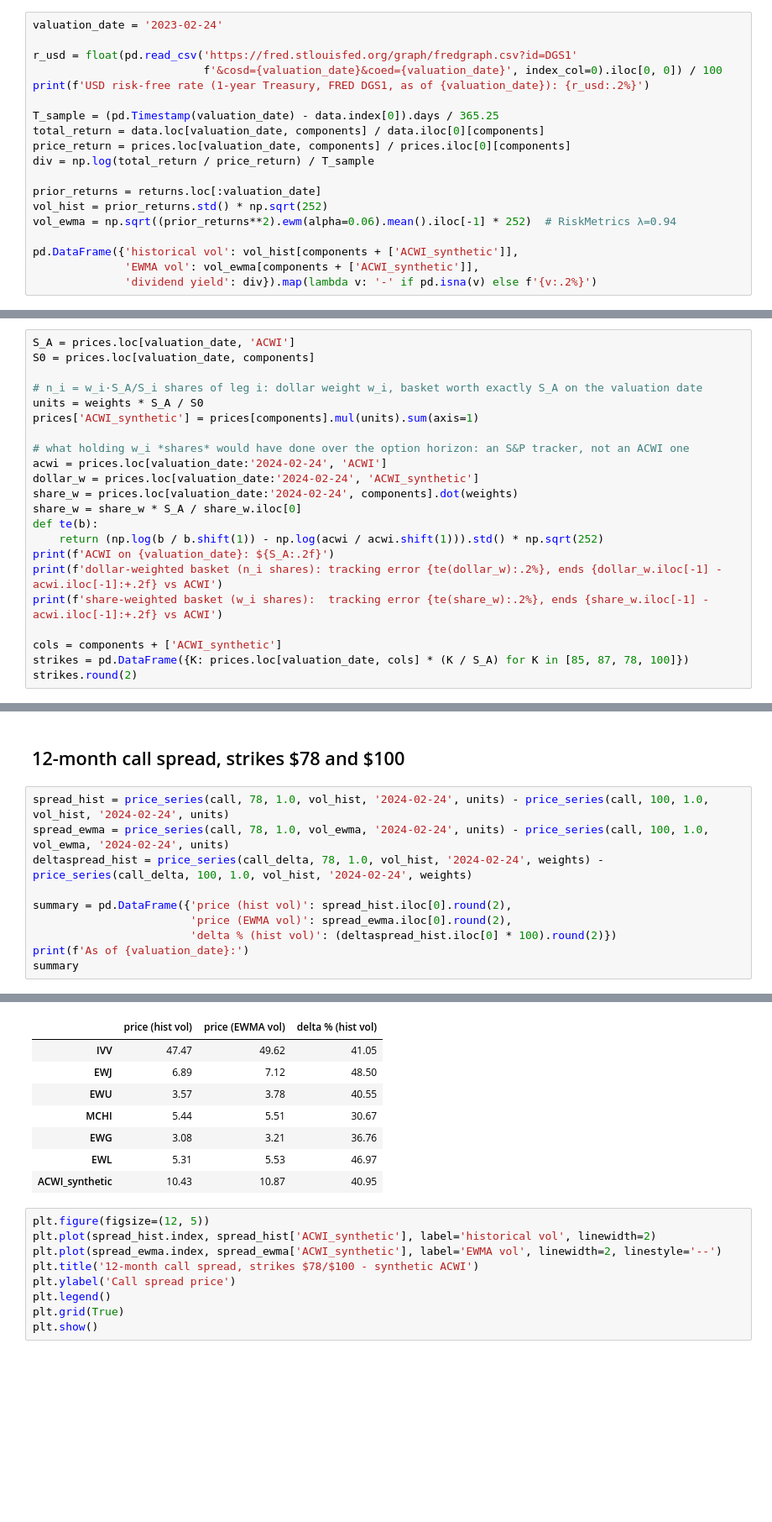
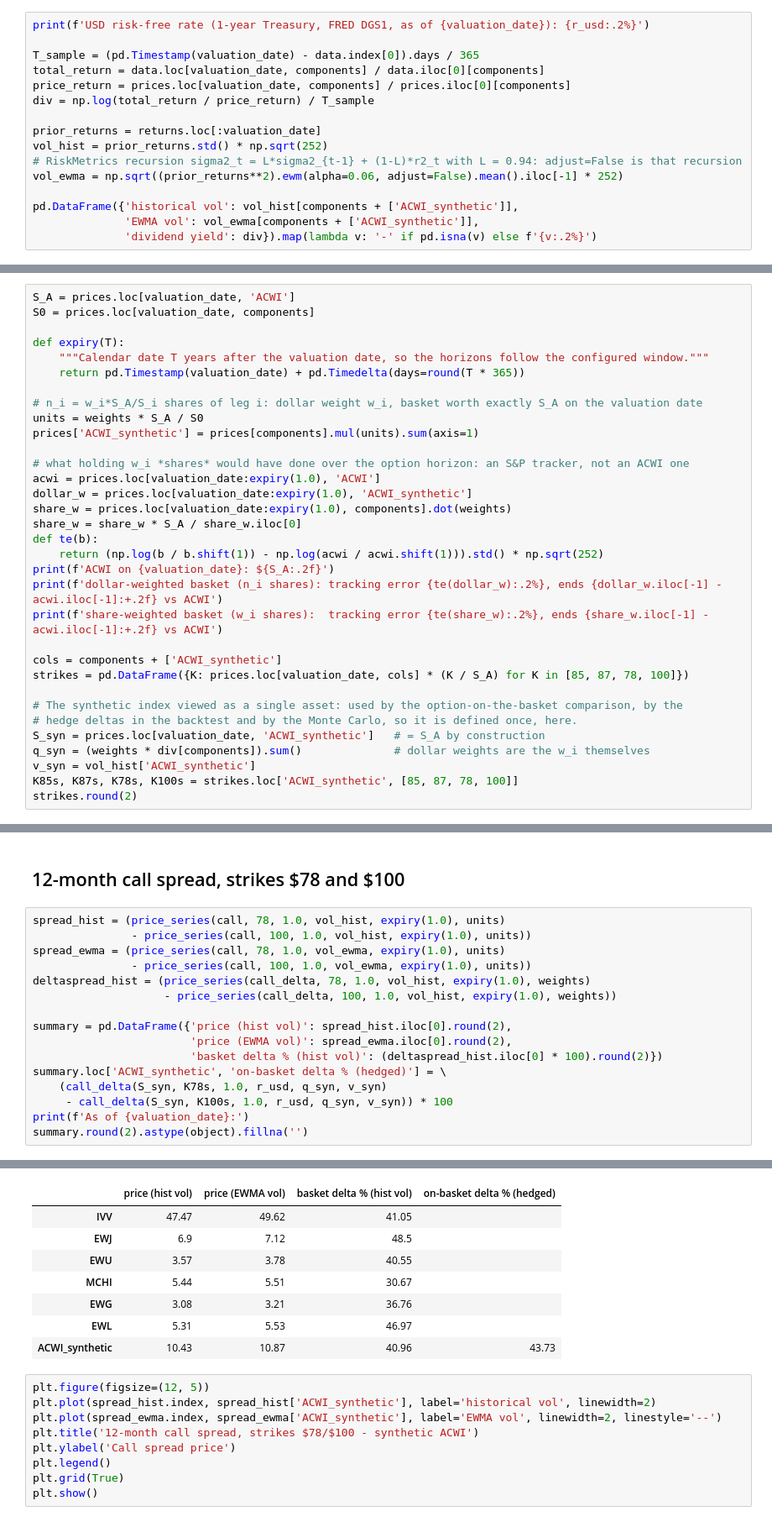
Before and after one commit to Aldo10F/acwi-synthetic-options, a Jupyter notebook: acwi_synthetic_options.ipynb, the cells around one changed output, grey strips where cells are left out. Shown at 84% size. Drawn from its saved outputs; the diff is of its cells as text; blank space fills up the shorter version.

```diff
--- a/acwi_synthetic_options.ipynb
+++ b/acwi_synthetic_options.ipynb
@@ -299,18 +319,15 @@ Everything is estimated with information available on **2023-02-24**:
 # %%
-valuation_date = '2023-02-24'
-
-r_usd = float(pd.read_csv('https://fred.stlouisfed.org/graph/fredgraph.csv?id=DGS1'
-                          f'&cosd={valuation_date}&coed={valuation_date}', index_col=0).iloc[0, 0]) / 100
 print(f'USD risk-free rate (1-year Treasury, FRED DGS1, as of {valuation_date}): {r_usd:.2%}')
 
-T_sample = (pd.Timestamp(valuation_date) - data.index[0]).days / 365.25
+T_sample = (pd.Timestamp(valuation_date) - data.index[0]).days / 365
 total_return = data.loc[valuation_date, components] / data.iloc[0][components]
 price_return = prices.loc[valuation_date, components] / prices.iloc[0][components]
 div = np.log(total_return / price_return) / T_sample
 
 prior_returns = returns.loc[:valuation_date]
 vol_hist = prior_returns.std() * np.sqrt(252)
-vol_ewma = np.sqrt((prior_returns**2).ewm(alpha=0.06).mean().iloc[-1] * 252)  # RiskMetrics λ=0.94
+# RiskMetrics recursion sigma2_t = L*sigma2_{t-1} + (1-L)*r2_t with L = 0.94: adjust=False is that recursion
+vol_ewma = np.sqrt((prior_returns**2).ewm(alpha=0.06, adjust=False).mean().iloc[-1] * 252)
 
 pd.DataFrame({'historical vol': vol_hist[components + ['ACWI_synthetic']],
               'EWMA vol': vol_ewma[components + ['ACWI_synthetic']],
@@ -336,14 +353,18 @@ The regression coefficients are **log-return exposures**, so the tradeable repli
 S_A = prices.loc[valuation_date, 'ACWI']
 S0 = prices.loc[valuation_date, components]
 
-# n_i = w_i·S_A/S_i shares of leg i: dollar weight w_i, basket worth exactly S_A on the valuation date
+def expiry(T):
+    """Calendar date T years after the valuation date, so the horizons follow the configured window."""
+    return pd.Timestamp(valuation_date) + pd.Timedelta(days=round(T * 365))
+
+# n_i = w_i*S_A/S_i shares of leg i: dollar weight w_i, basket worth exactly S_A on the valuation date
 units = weights * S_A / S0
 prices['ACWI_synthetic'] = prices[components].mul(units).sum(axis=1)
 
 # what holding w_i *shares* would have done over the option horizon: an S&P tracker, not an ACWI one
-acwi = prices.loc[valuation_date:'2024-02-24', 'ACWI']
-dollar_w = prices.loc[valuation_date:'2024-02-24', 'ACWI_synthetic']
-share_w = prices.loc[valuation_date:'2024-02-24', components].dot(weights)
+acwi = prices.loc[valuation_date:expiry(1.0), 'ACWI']
+dollar_w = prices.loc[valuation_date:expiry(1.0), 'ACWI_synthetic']
+share_w = prices.loc[valuation_date:expiry(1.0), components].dot(weights)
 share_w = share_w * S_A / share_w.iloc[0]
 def te(b):
     return (np.log(b / b.shift(1)) - np.log(acwi / acwi.shift(1))).std() * np.sqrt(252)
@@ -353,6 +374,13 @@ print(f'share-weighted basket (w_i shares):  tracking error {te(share_w):.2%}, e
 
 cols = components + ['ACWI_synthetic']
 strikes = pd.DataFrame({K: prices.loc[valuation_date, cols] * (K / S_A) for K in [85, 87, 78, 100]})
+
+# The synthetic index viewed as a single asset: used by the option-on-the-basket comparison, by the
+# hedge deltas in the backtest and by the Monte Carlo, so it is defined once, here.
+S_syn = prices.loc[valuation_date, 'ACWI_synthetic']   # = S_A by construction
+q_syn = (weights * div[components]).sum()              # dollar weights are the w_i themselves
+v_syn = vol_hist['ACWI_synthetic']
+K85s, K87s, K78s, K100s = strikes.loc['ACWI_synthetic', [85, 87, 78, 100]]
 strikes.round(2)
 # %% [output]
 ACWI on 2023-02-24: $88.16
@@ -495,25 +530,31 @@ plt.show()
 # %% [markdown]
 ## 12-month call spread, strikes \$78 and \$100
 # %%
-spread_hist = price_series(call, 78, 1.0, vol_hist, '2024-02-24', units) - price_series(call, 100, 1.0, vol_hist, '2024-02-24', units)
-spread_ewma = price_series(call, 78, 1.0, vol_ewma, '2024-02-24', units) - price_series(call, 100, 1.0, vol_ewma, '2024-02-24', units)
-deltaspread_hist = price_series(call_delta, 78, 1.0, vol_hist, '2024-02-24', weights) - price_series(call_delta, 100, 1.0, vol_hist, '2024-02-24', weights)
+spread_hist = (price_series(call, 78, 1.0, vol_hist, expiry(1.0), units)
+               - price_series(call, 100, 1.0, vol_hist, expiry(1.0), units))
+spread_ewma = (price_series(call, 78, 1.0, vol_ewma, expiry(1.0), units)
+               - price_series(call, 100, 1.0, vol_ewma, expiry(1.0), units))
+deltaspread_hist = (price_series(call_delta, 78, 1.0, vol_hist, expiry(1.0), weights)
+                    - price_series(call_delta, 100, 1.0, vol_hist, expiry(1.0), weights))
 
 summary = pd.DataFrame({'price (hist vol)': spread_hist.iloc[0].round(2),
                         'price (EWMA vol)': spread_ewma.iloc[0].round(2),
-                        'delta % (hist vol)': (deltaspread_hist.iloc[0] * 100).round(2)})
+                        'basket delta % (hist vol)': (deltaspread_hist.iloc[0] * 100).round(2)})
+summary.loc['ACWI_synthetic', 'on-basket delta % (hedged)'] = \
+    (call_delta(S_syn, K78s, 1.0, r_usd, q_syn, v_syn)
+     - call_delta(S_syn, K100s, 1.0, r_usd, q_syn, v_syn)) * 100
 print(f'As of {valuation_date}:')
-summary
+summary.round(2).astype(object).fillna('')
 # %% [output]
 As of 2023-02-24:
-|  | price (hist vol) | price (EWMA vol) | delta % (hist vol) |
-| IVV | 47.47 | 49.62 | 41.05 |
-| EWJ | 6.89 | 7.12 | 48.50 |
-| EWU | 3.57 | 3.78 | 40.55 |
-| MCHI | 5.44 | 5.51 | 30.67 |
-| EWG | 3.08 | 3.21 | 36.76 |
-| EWL | 5.31 | 5.53 | 46.97 |
-| ACWI_synthetic | 10.43 | 10.87 | 40.95 |
+|  | price (hist vol) | price (EWMA vol) | basket delta % (hist vol) | on-basket delta % (hedged) |
+| IVV | 47.47 | 49.62 | 41.05 |  |
+| EWJ | 6.9 | 7.12 | 48.5 |  |
+| EWU | 3.57 | 3.78 | 40.55 |  |
+| MCHI | 5.44 | 5.51 | 30.67 |  |
+| EWG | 3.08 | 3.21 | 36.76 |  |
+| EWL | 5.31 | 5.53 | 46.97 |  |
+| ACWI_synthetic | 10.43 | 10.87 | 40.96 | 43.73 |
 # %%
 plt.figure(figsize=(12, 5))
 plt.plot(spread_hist.index, spread_hist['ACWI_synthetic'], label='historical vol', linewidth=2)
```
Also changed, not shown: parts of 43 cells of this notebook, 4 other files.
